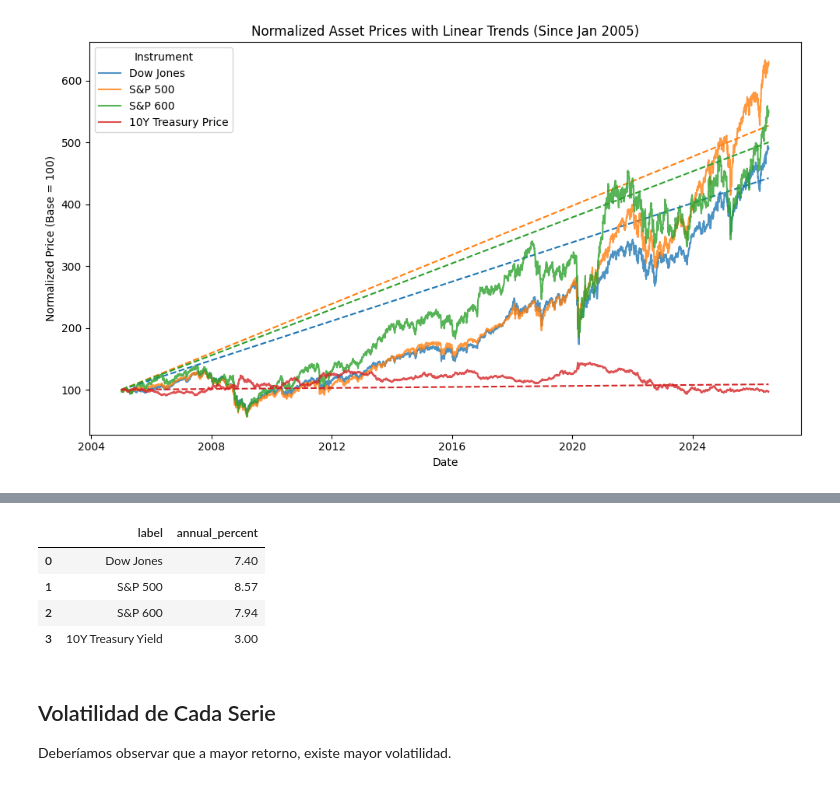
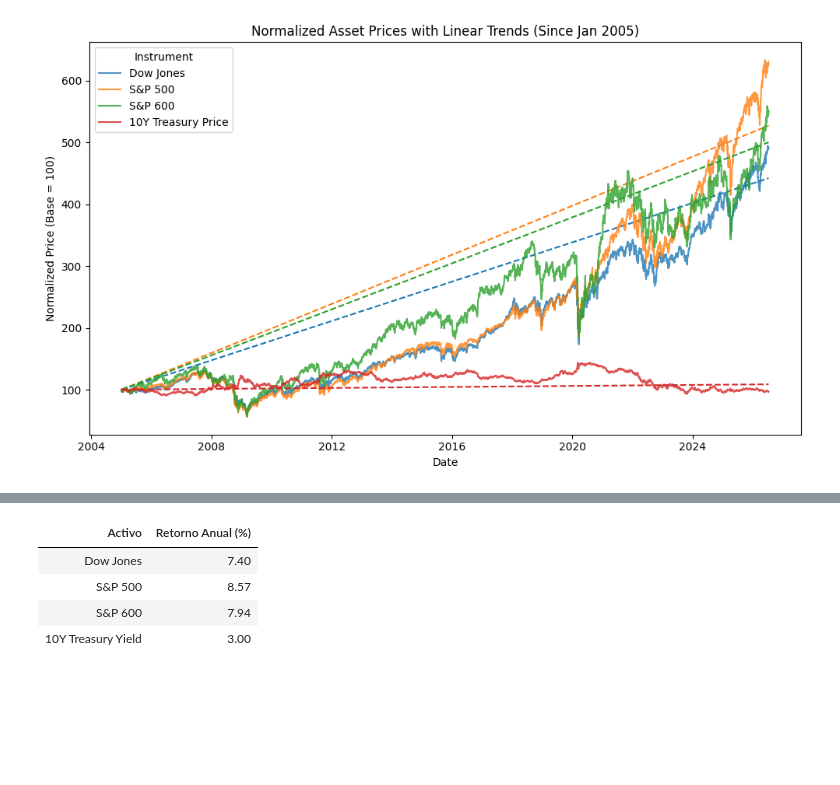
Before and after one commit to fdiaz1968/Finance-MBA, a Jupyter notebook: docs/clases/1_Riesgo_Retorno_Py.ipynb, the cells around one changed output, grey strips where cells are left out. Drawn from its saved outputs; the diff is of its cells as text; code cells hidden in the pictures; blank space fills up the shorter version.

```diff
--- a/docs/clases/1_Riesgo_Retorno_Py.ipynb
+++ b/docs/clases/1_Riesgo_Retorno_Py.ipynb
@@ -194,28 +720,25 @@ plt.show()
 # %%
 tnx_yield = market_data["10Y Treasury"] / 100
 avg_yield_percent = round(tnx_yield.mean() * 100, 2)
 
 log_returns = np.log(full_data.drop(columns=["10Y Treasury Price"]) / full_data.drop(columns=["10Y Treasury Price"]).shift(1))
 
 average_returns = pd.DataFrame({
     "annual_percent": round(log_returns.mean() * 252 * 100, 2)
 })
 average_returns.index.name = "label"
 average_returns = average_returns.reset_index()
 
 final_summary = pd.concat([
     average_returns,
     pd.DataFrame([{"label": "10Y Treasury Yield", "annual_percent": avg_yield_percent}])
 ], ignore_index=True)
 
-final_summary
+final_summary = final_summary.rename(columns={"label": "Activo", "annual_percent": "Retorno Anual (%)"})
+final_summary.style.format({"Retorno Anual (%)": "{:.2f}"}).hide(axis="index")
 # %% [output]
-|  | label | annual_percent |
-| 0 | Dow Jones | 7.40 |
-| 1 | S&P 500 | 8.57 |
-| 2 | S&P 600 | 7.94 |
-| 3 | 10Y Treasury Yield | 3.00 |
+| Activo | Retorno Anual (%) |
+| Dow Jones | 7.40 |
+| S&P 500 | 8.57 |
+| S&P 600 | 7.94 |
+| 10Y Treasury Yield | 3.00 |
-# %% [markdown]
-## Volatilidad de Cada Serie
-
-Deberíamos observar que a mayor retorno, existe mayor volatilidad.
```
Also changed, not shown: parts of 42 cells of this notebook.
